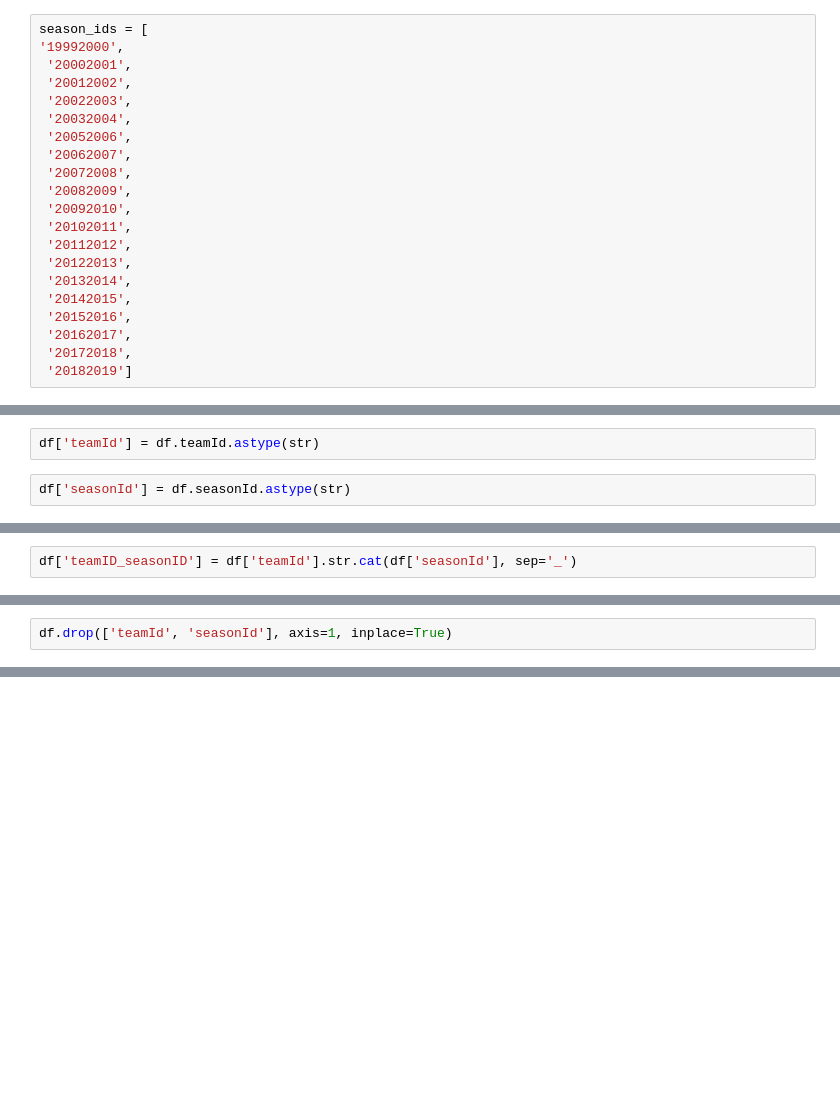
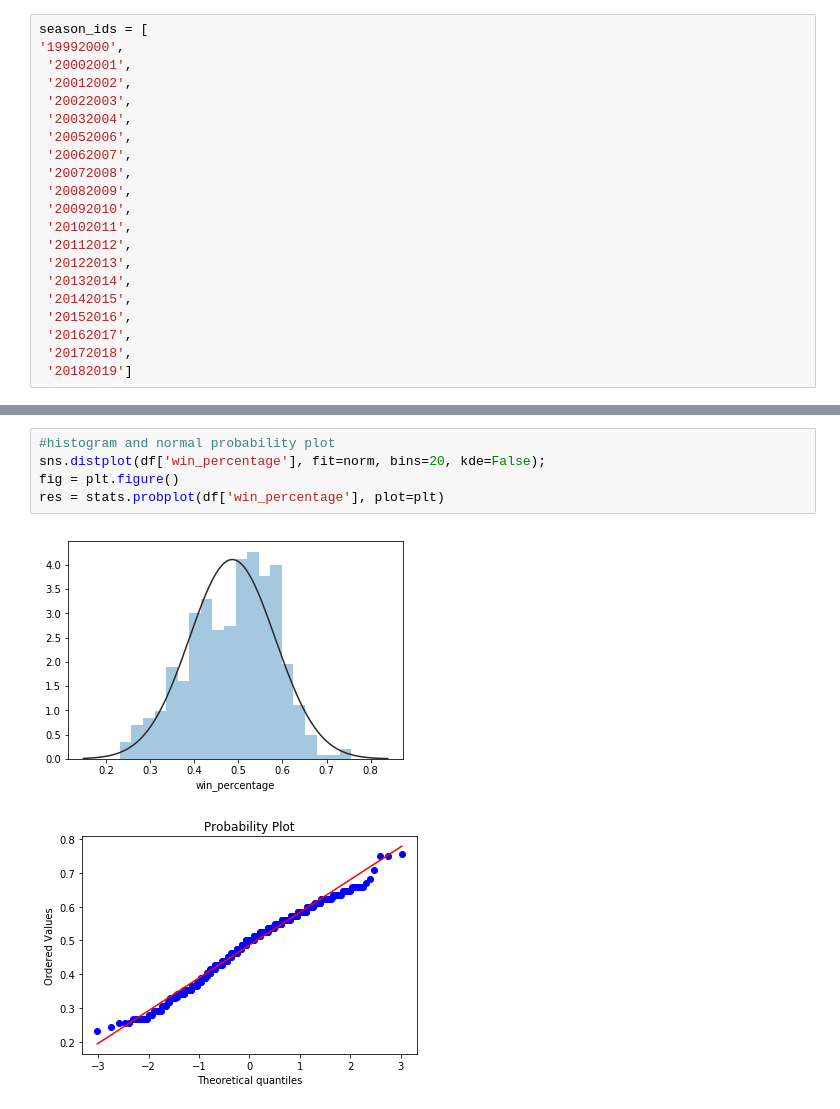
Before and after one commit to krbarounis/NHL-Playoffs, a Jupyter notebook: mark-eda-draft2.ipynb, the cells around one changed output, grey strips where cells are left out. Drawn from its saved outputs; the diff is of its cells as text; blank space fills up the shorter version.

```diff
--- a/mark-eda-draft2.ipynb
+++ b/mark-eda-draft2.ipynb
@@ -185,4 +210,0 @@ memory usage: 98.0+ KB
-# %%
-df['teamId'] = df.teamId.astype(str)
-# %%
-df['seasonId'] = df.seasonId.astype(str)
@@ -209,2 +210,0 @@ memory usage: 98.0+ KB
-# %%
-df['teamID_seasonID'] = df['teamId'].str.cat(df['seasonId'], sep='_')
@@ -232,2 +210,0 @@ df.head()
-# %%
-df.drop(['teamId', 'seasonId'], axis=1, inplace=True)
@@ -300,0 +231,8 @@ sns.jointplot(x="savePctg", y="wins_x", data=full_df, kind="reg")
+# %%
+#histogram and normal probability plot
+sns.distplot(df['win_percentage'], fit=norm, bins=20, kde=False);
+fig = plt.figure()
+res = stats.probplot(df['win_percentage'], plot=plt)
+# %% [output]
+[figure, added]
+[figure, added]
```
Also changed, not shown: parts of 72 cells of this notebook, 3 other files.
